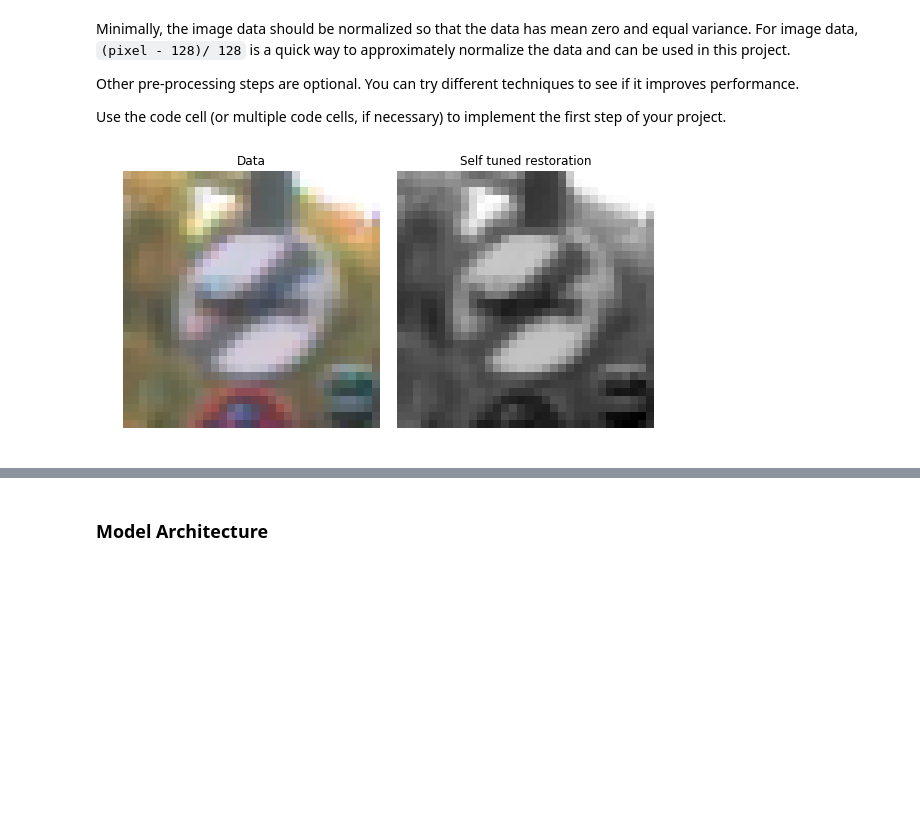
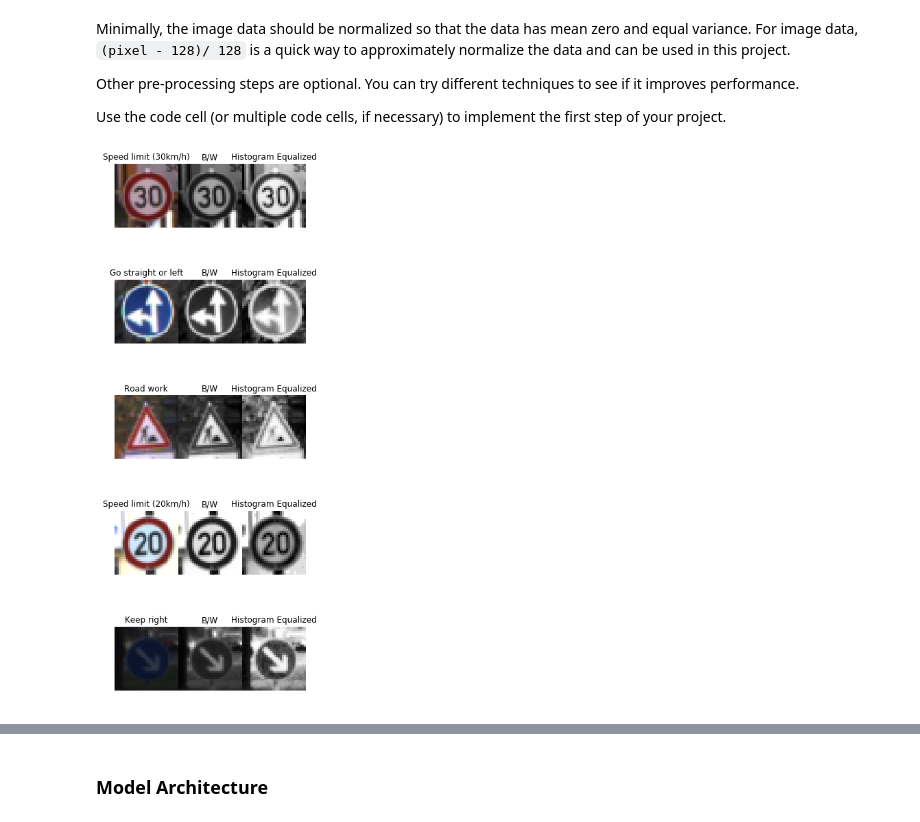
Before and after one commit to dennisjay/CarND-Traffic-Sign-Classifier-Project, a Jupyter notebook: Traffic_Sign_Classifier.ipynb, the cells around one changed output, grey strips where cells are left out. Drawn from its saved outputs; the diff is of its cells as text; code cells hidden in the pictures; blank space fills up the shorter version.

```diff
--- a/Traffic_Sign_Classifier.ipynb
+++ b/Traffic_Sign_Classifier.ipynb
@@ -134,39 +149,3 @@ Minimally, the image data should be normalized so that the data has mean zero an
 Other pre-processing steps are optional. You can try different techniques to see if it improves performance.
 
 Use the code cell (or multiple code cells, if necessary) to implement the first step of your project.
-# %%
-%matplotlib inline
-
-import numpy as np
-import matplotlib.pyplot as plt
-from skimage import color, data, restoration
-from scipy.signal import convolve2d as conv2
-
-
-def preprocess( img ):
-    img = color.rgb2gray(img)
-    return img
-    #psf = np.ones((2,2)) / 7
-    #deconvolved, _ = restoration.unsupervised_wiener(img, psf)
-    #return deconvolved
-
-img = np.array( train['features'] )[100]
-deconvolved = preprocess(img)
-
-fig, ax = plt.subplots(nrows=1, ncols=2, figsize=(8, 5),
-                       sharex=True, sharey=True,
-                       subplot_kw={'adjustable': 'box-forced'})
-plt.gray()
-ax[0].imshow(img, vmin=deconvolved.min(), vmax=deconvolved.max())
-ax[0].axis('off')
-ax[0].set_title('Data')
-
-ax[1].imshow(deconvolved)
-ax[1].axis('off')
-ax[1].set_title('Self tuned restoration')
-
-fig.tight_layout()
-
-plt.show()
-# %% [output]
-[figure, removed]
@@ -173,3 +156,38 @@ plt.show()
+# %%
+%matplotlib inline
+
+import matplotlib.pyplot as plt
+import cv2
+import numpy as np
+
+# Visualizations will be shown in the notebook.
+%matplotlib inline
+
+# show image of N random data points
+count = 5
+fig, axs = plt.subplots(count, 3, figsize=(count, count*3))
+fig.subplots_adjust(hspace = .2, wspace=.001)
+axs = axs.ravel()
+for i in range(0, count*3, 3):
+    index = np.random.randint( n_train )
+    image = train['features'][index]
+
+    axs[i].axis('off')
+    axs[i].imshow(image)
+    cls = train['labels'][index]
+    axs[i].set_title( sign_names.values[cls][1] )
+
+    bw = cv2.cvtColor(image, cv2.COLOR_RGB2GRAY)
+    axs[i+1].axis('off')
+    axs[i+1].imshow(bw, cmap='gray')
+    axs[i+1].set_title("B/W")
+
+    equ = cv2.equalizeHist(bw)
+    axs[i+2].axis('off')
+    axs[i+2].imshow(equ, cmap='gray')
+    axs[i+2].set_title("Histogram Equalized")
+# %% [output]
+[figure, added]
 # %%
 import tensorflow as tf
 
```
Also changed, not shown: parts of 19 cells of this notebook, 7 other files.
